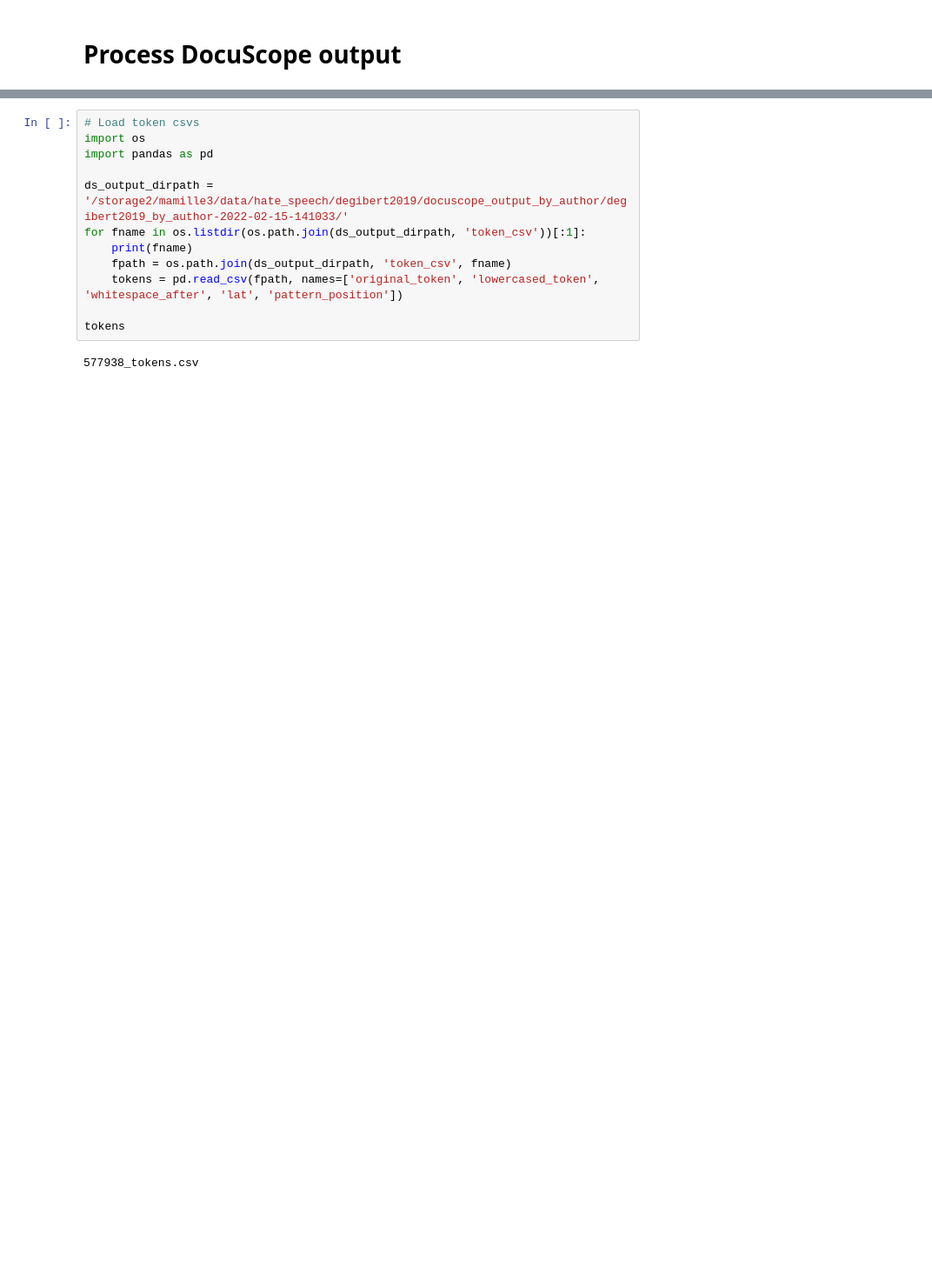
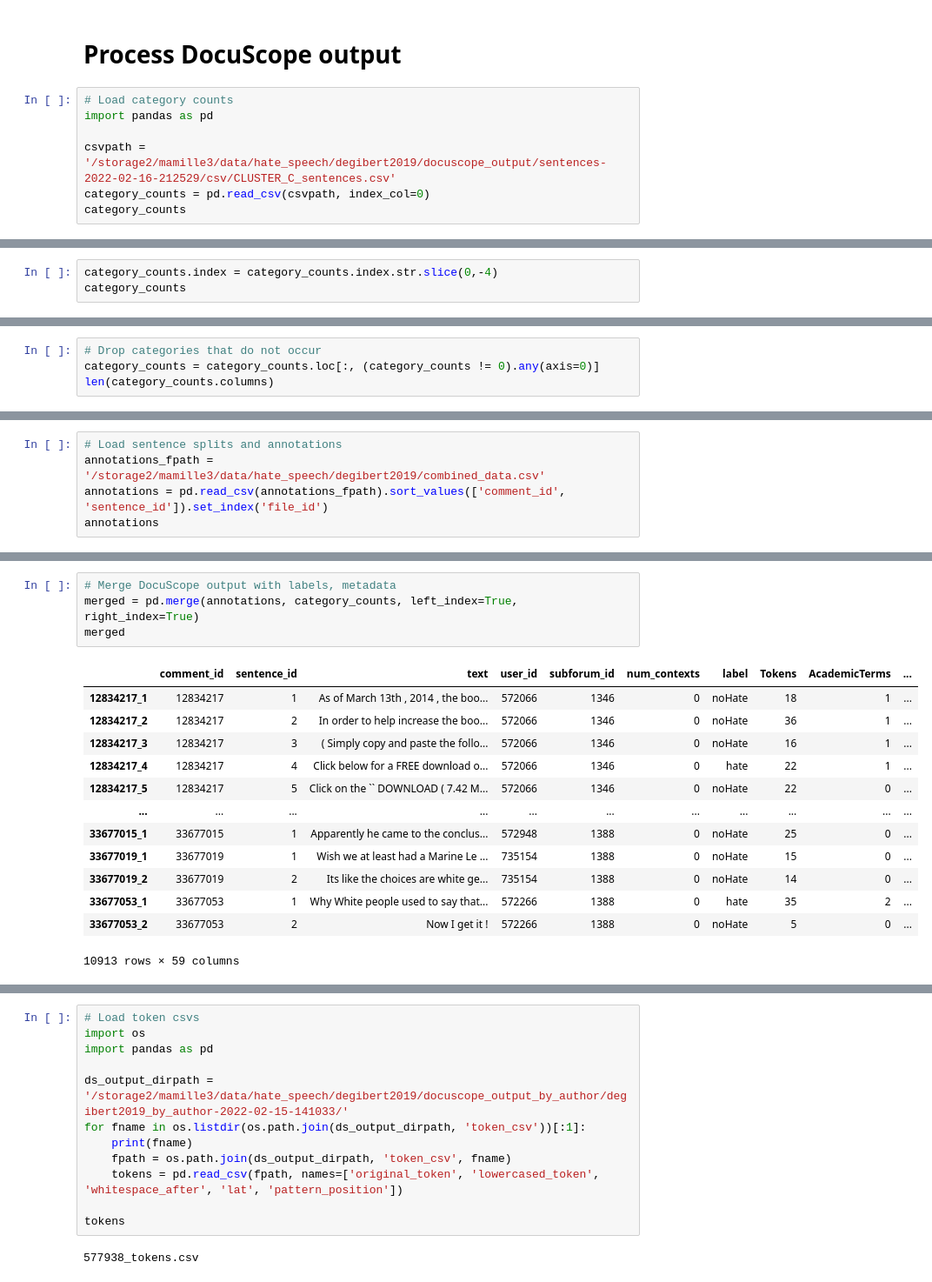
Before and after one commit to michaelmilleryoder/hate_speech_rhetoric, a Jupyter notebook: jupyter/docuscope_output.ipynb, the cells around one changed output, grey strips where cells are left out. Shown at 87% size. Saved outputs shown, nothing was run; the diff lists cells and outputs as text; blank space fills up the shorter version.

Commit message:
docuscope processing

```diff
--- a/jupyter/docuscope_output.ipynb
+++ b/jupyter/docuscope_output.ipynb
@@ -1,2 +1,9 @@
 # %% [markdown]
 # Process DocuScope output
+# %%
+# Load category counts
+import pandas as pd
+
+csvpath = '/storage2/mamille3/data/hate_speech/degibert2019/docuscope_output/sentences-2022-02-16-212529/csv/CLUSTER_C_sentences.csv'
+category_counts = pd.read_csv(csvpath, index_col=0)
+category_counts
@@ -2,0 +25,3 @@
+# %%
+category_counts.index = category_counts.index.str.slice(0,-4)
+category_counts
@@ -2,0 +47,4 @@
+# %%
+# Drop categories that do not occur
+category_counts = category_counts.loc[:, (category_counts != 0).any(axis=0)]
+len(category_counts.columns)
@@ -2,0 +53,5 @@
+# %%
+# Load sentence splits and annotations
+annotations_fpath = '/storage2/mamille3/data/hate_speech/degibert2019/combined_data.csv'
+annotations = pd.read_csv(annotations_fpath).sort_values(['comment_id', 'sentence_id']).set_index('file_id')
+annotations
@@ -2,0 +73,18 @@
+# %%
+# Merge DocuScope output with labels, metadata
+merged = pd.merge(annotations, category_counts, left_index=True, right_index=True)
+merged
+# %% [output]
+|  | comment_id | sentence_id | text | user_id | subforum_id | num_contexts | label | Tokens | AcademicTerms | ... |
+| 12834217_1 | 12834217 | 1 | As of March 13th , 2014 , the boo... | 572066 | 1346 | 0 | noHate | 18 | 1 | ... |
+| 12834217_2 | 12834217 | 2 | In order to help increase the boo... | 572066 | 1346 | 0 | noHate | 36 | 1 | ... |
+| 12834217_3 | 12834217 | 3 | ( Simply copy and paste the follo... | 572066 | 1346 | 0 | noHate | 16 | 1 | ... |
+| 12834217_4 | 12834217 | 4 | Click below for a FREE download o... | 572066 | 1346 | 0 | hate | 22 | 1 | ... |
+| 12834217_5 | 12834217 | 5 | Click on the `` DOWNLOAD ( 7.42 M... | 572066 | 1346 | 0 | noHate | 22 | 0 | ... |
+| ... | ... | ... | ... | ... | ... | ... | ... | ... | ... | ... |
+| 33677015_1 | 33677015 | 1 | Apparently he came to the conclus... | 572948 | 1388 | 0 | noHate | 25 | 0 | ... |
+| 33677019_1 | 33677019 | 1 | Wish we at least had a Marine Le ... | 735154 | 1388 | 0 | noHate | 15 | 0 | ... |
+| 33677019_2 | 33677019 | 2 | Its like the choices are white ge... | 735154 | 1388 | 0 | noHate | 14 | 0 | ... |
+| 33677053_1 | 33677053 | 1 | Why White people used to say that... | 572266 | 1388 | 0 | hate | 35 | 2 | ... |
+| 33677053_2 | 33677053 | 2 | Now I get it ! | 572266 | 1388 | 0 | noHate | 5 | 0 | ... |
+10913 rows × 59 columns
```
Also changed, not shown: parts of 11 cells of this notebook, 1 other file.
